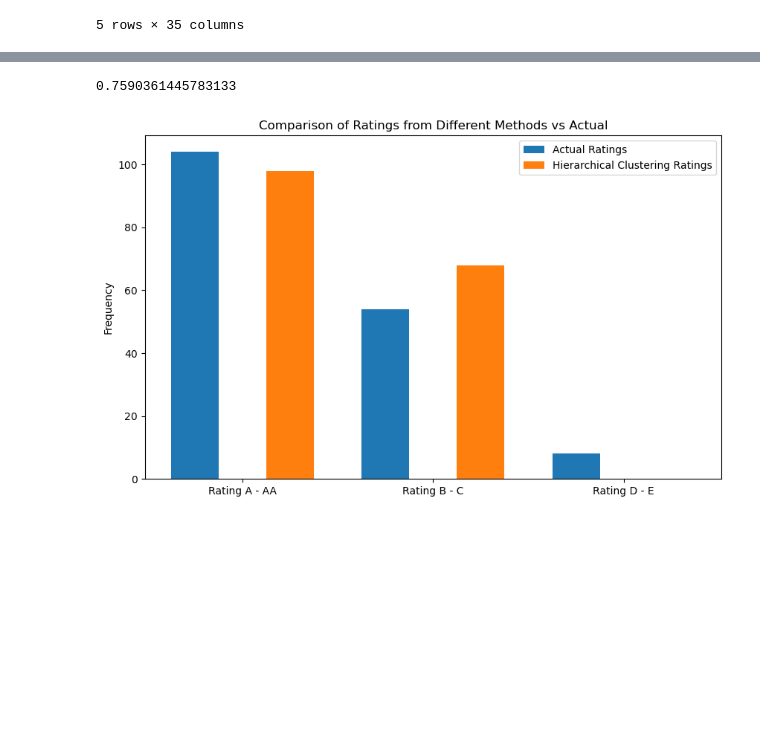
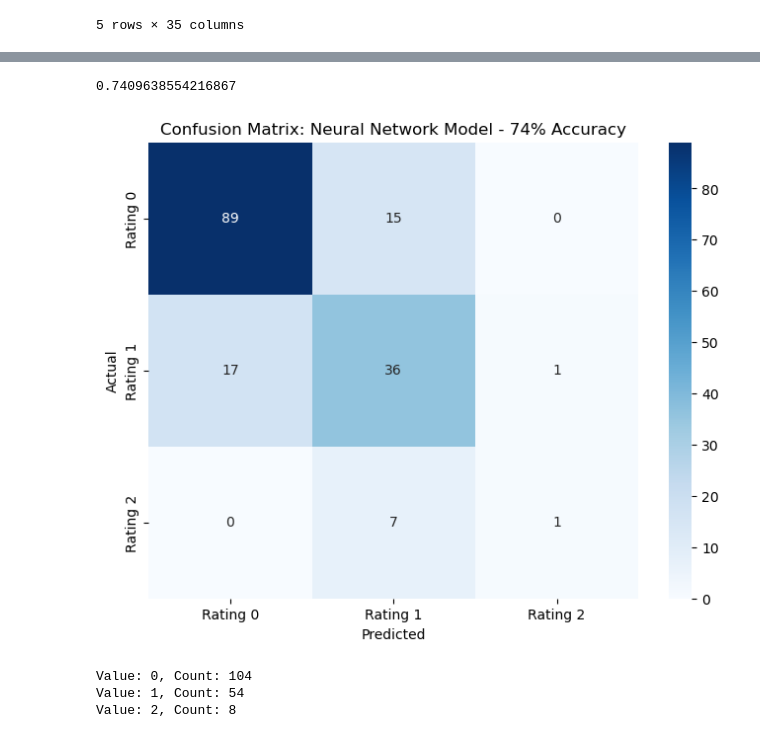
Before and after one commit to Psamaniego001/Health_Care_Diabetes, a Jupyter notebook: Neural Network Model_MadS.ipynb, the cells around one changed output, grey strips where cells are left out. Cells and saved outputs as stored; diff of their text form; code cells hidden in the pictures; blank space fills up the shorter version.

Commit message:
Adding updated script and visualizations

```diff
--- a/Neural Network Model_MadS.ipynb
+++ b/Neural Network Model_MadS.ipynb
@@ -52,7 +52,7 @@ nn.add(tf.keras.layers.Dense(units=hidden_nodes_layer1, input_dim=input_features
 nn.add(tf.keras.layers.Dense(units=hidden_nodes_layer2, activation='relu'))
 
 # Output layer
-nn.add(tf.keras.layers.Dense(units=1, activation='sigmoid'))
+nn.add(tf.keras.layers.Dense(units=3, activation='softmax'))
 
 # Check the structure of the model
 nn.summary()
@@ -74,6 +74,6 @@ Non-trainable params: 0 (0.00 Byte)
 _________________________________________________________________
 # %%
 # Compile the model
-nn.compile(loss='binary_crossentropy', optimizer='adam', metrics=['accuracy'])
+nn.compile(loss='sparse_categorical_crossentropy', optimizer='adam', metrics=['accuracy'])
 # %%
 # Train the model
@@ -98,0 +99,3 @@ Epoch 100/100
+# %%
+# Use the trained model to make predictions
+y_pred_probabilities = nn.predict(X_test)
@@ -99,3 +104,2 @@ Epoch 100/100
 # %%
-# Use the trained model to make predictions
-y_pred = nn.predict(X_test)
+y_pred = np.argmax(y_pred_probabilities, axis=1)
@@ -110,34 +106,5 @@ y_pred_binary = (y_pred > 0.5).astype(int)
 # %%
-accuracy = accuracy_score(y_pred_binary, y_test)
+accuracy = accuracy_score(y_pred, y_test)
 accuracy
 # %% [output]
-0.7590361445783133
+0.7409638554216867
-# %%
-# Reshape y_pred_binary to a 1-dimensional array
-y_pred_binary_flat = np.squeeze(y_pred_binary)
-
-# Calculate counts of predicted labels
-y_predict_counts = np.bincount(y_pred_binary_flat, minlength=3)
-
-actual_counts = np.bincount(y_test, minlength=3)
-# y_predict_counts = np.bincount(y_pred_binary, minlength=3)
-
-# Create grouped bar chart
-labels = ['Rating A - AA', 'Rating B - C', 'Rating D - E']
-x = np.arange(len(labels))
-width = 0.25  # the width of the bars
-
-fig, ax = plt.subplots(figsize=(10, 6))
-rects1 = ax.bar(x - width, actual_counts, width, label='Actual Ratings')
-rects3 = ax.bar(x + width, y_predict_counts, width, label='Hierarchical Clustering Ratings')
-
-# Add labels, title, and legend
-ax.set_ylabel('Frequency')
-ax.set_title('Comparison of Ratings from Different Methods vs Actual')
-ax.set_xticks(x)
-ax.set_xticklabels(labels)
-ax.legend()
-
-plt.show()
-# %% [output]
-[figure, removed]
@@ -148,0 +111,33 @@ plt.show()
+# %%
+# Import confusion_matrix function
+from sklearn.metrics import confusion_matrix
+import seaborn as sns
+
+# Compute confusion matrix
+cm = confusion_matrix(y_test, y_pred)
+
+# Plot confusion matrix as a heatmap
+plt.figure(figsize=(8, 6))
+sns.heatmap(cm, annot=True, fmt='d', cmap='Blues',
+            xticklabels=['Rating 0', 'Rating 1', 'Rating 2'],
+            yticklabels=['Rating 0', 'Rating 1', 'Rating 2'])
+plt.xlabel('Predicted')
+plt.ylabel('Actual')
+plt.title('Confusion Matrix: Neural Network Model - 74% Accuracy')
+plt.savefig("Confusion Matrix Neural Network Model.png")
+plt.show()
+# %% [output]
+[figure, added]
+# %%
+import numpy as np
+
+# Assuming 'y_test' is your NumPy array
+unique_values, counts = np.unique(y_test, return_counts=True)
+
+# Print the count of each unique value
+for value, count in zip(unique_values, counts):
+    print(f"Value: {value}, Count: {count}")
+# %% [output]
+Value: 0, Count: 104
+Value: 1, Count: 54
+Value: 2, Count: 8
```
Also changed, not shown: parts of 11 cells of this notebook, 2 other files.
